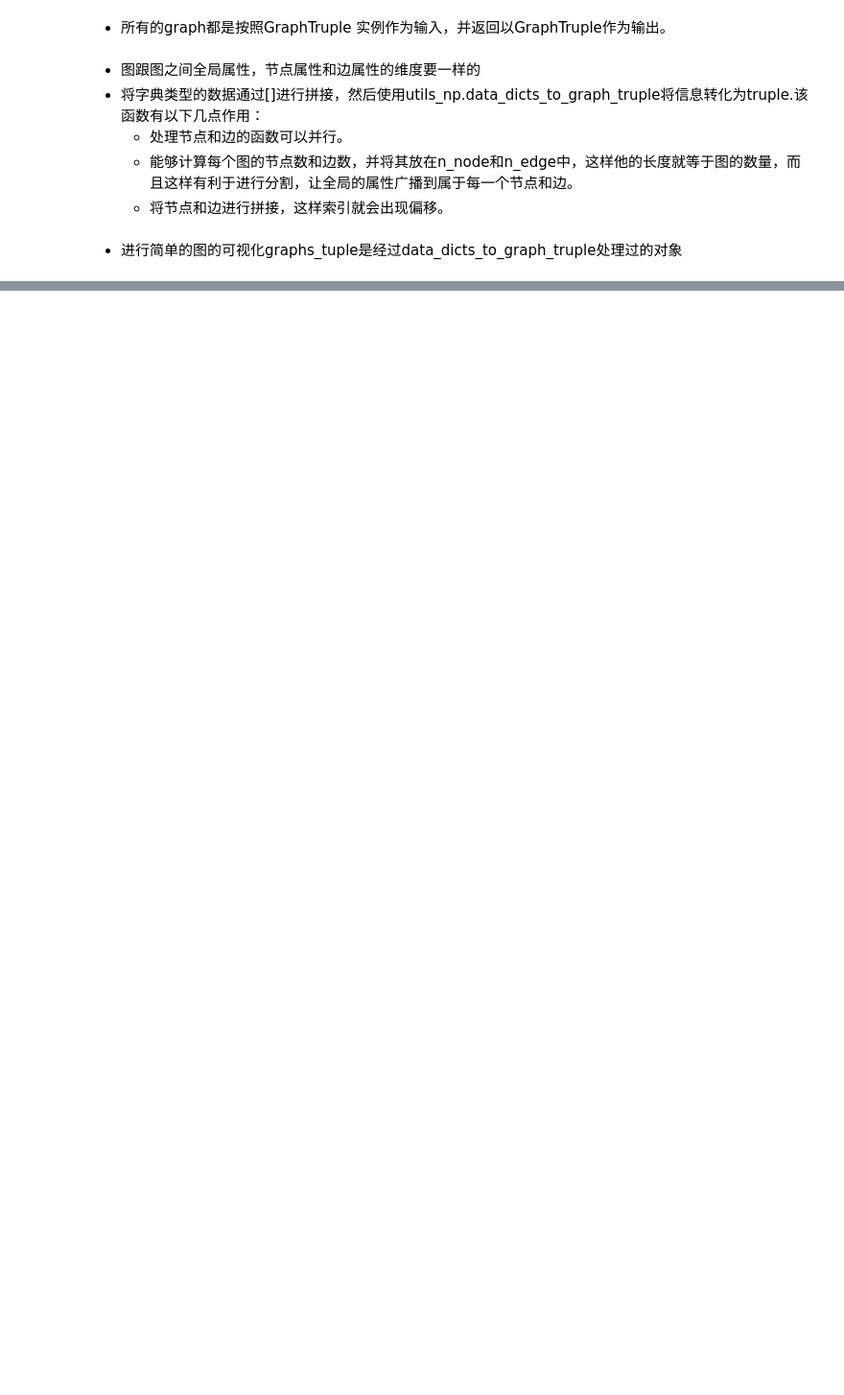
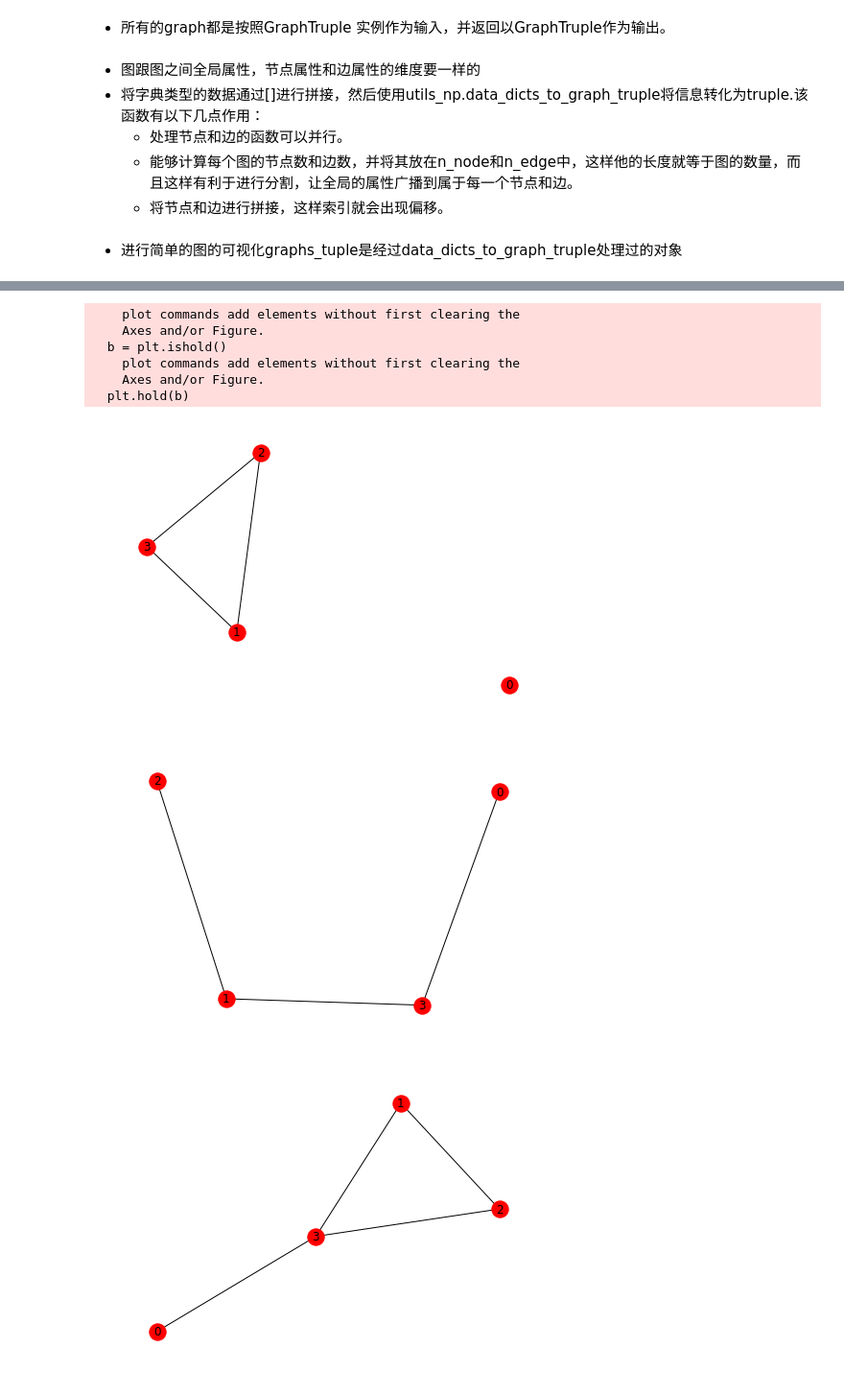
Before and after one commit to ICDI0906/MachineLearning, a Jupyter notebook: papers/GN_lib.ipynb, the cells around one changed output, grey strips where cells are left out. Shown: that part at 96% size. Cells and saved outputs as stored; diff of their text form; code cells hidden in the pictures; blank space fills up the shorter version.

```diff
--- a/papers/GN_lib.ipynb
+++ b/papers/GN_lib.ipynb
@@ -55,0 +118,6 @@ print_graphs_tuple(graphs_tuple)
+# %%
+import numpy as np
+import pandas as pd
+import networkx as nx
+from scipy import spatial
+DISTANCE_WEIGHT_NAME = 'distance'
@@ -55,0 +163,11 @@ print_graphs_tuple(graphs_tuple)
+# %%
+seed = 1  #@param{type: 'integer'}
+rand = np.random.RandomState(seed=seed)
+import collections
+num_examples = 15  #@param{type: 'integer'}
+# Large values (1000+) make trees. Try 20-60 for good non-trees.
+theta = 20  #@param{type: 'integer'}
+num_nodes_min_max = (4,5)
+
+combined_graph, mst_graph, geo_graph = generate_graph(
+    rand = rand, num_nodes_min_max = num_nodes_min_max, theta = theta)
@@ -55,0 +188,18 @@ print_graphs_tuple(graphs_tuple)
+# %%
+import matplotlib.pyplot as plt
+nx.draw(geo_graph)
+plt.show()
+nx.draw(mst_graph)
+plt.show()
+nx.draw(combined_graph,data = True)
+plt.show()
+# %% [output]
+    plot commands add elements without first clearing the
+    Axes and/or Figure.
+  b = plt.ishold()
+    plot commands add elements without first clearing the
+    Axes and/or Figure.
+  plt.hold(b)
+[figure, added]
+[figure, added]
+[figure, added]
```
Also changed, not shown: parts of 17 cells of this notebook.
